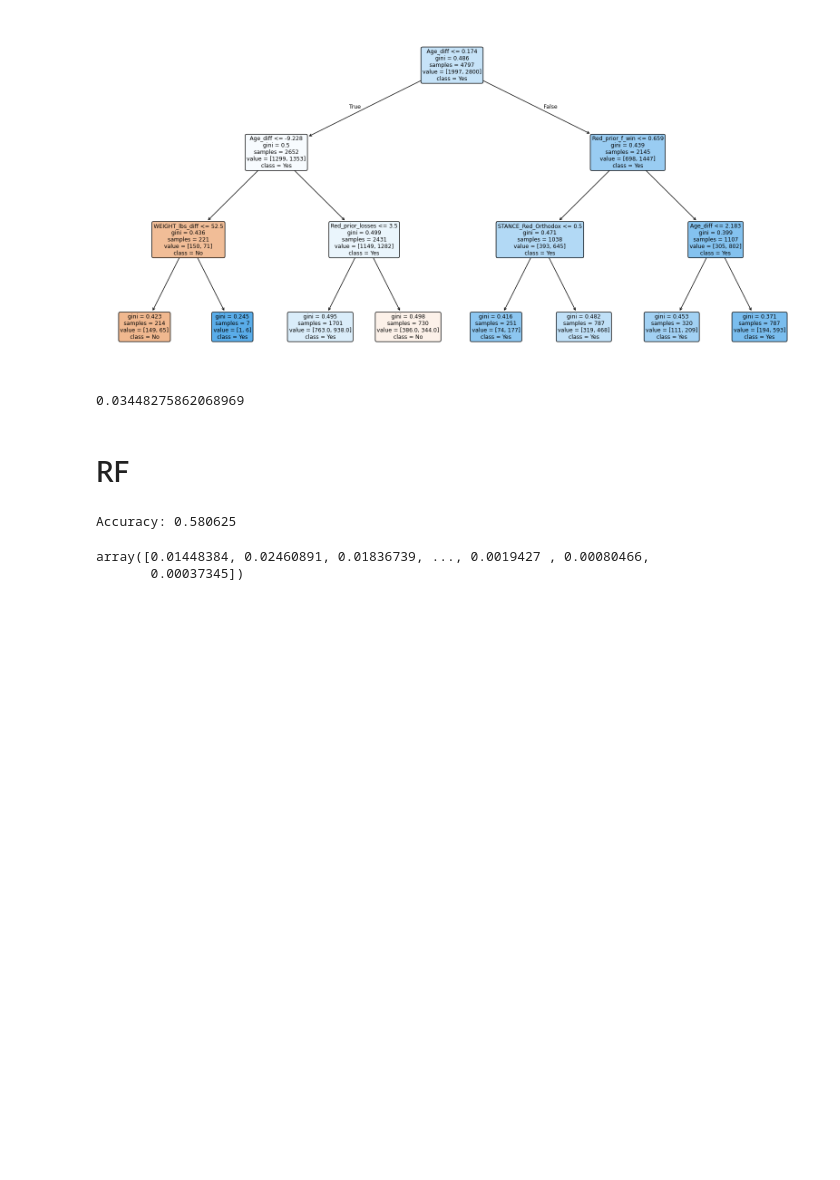
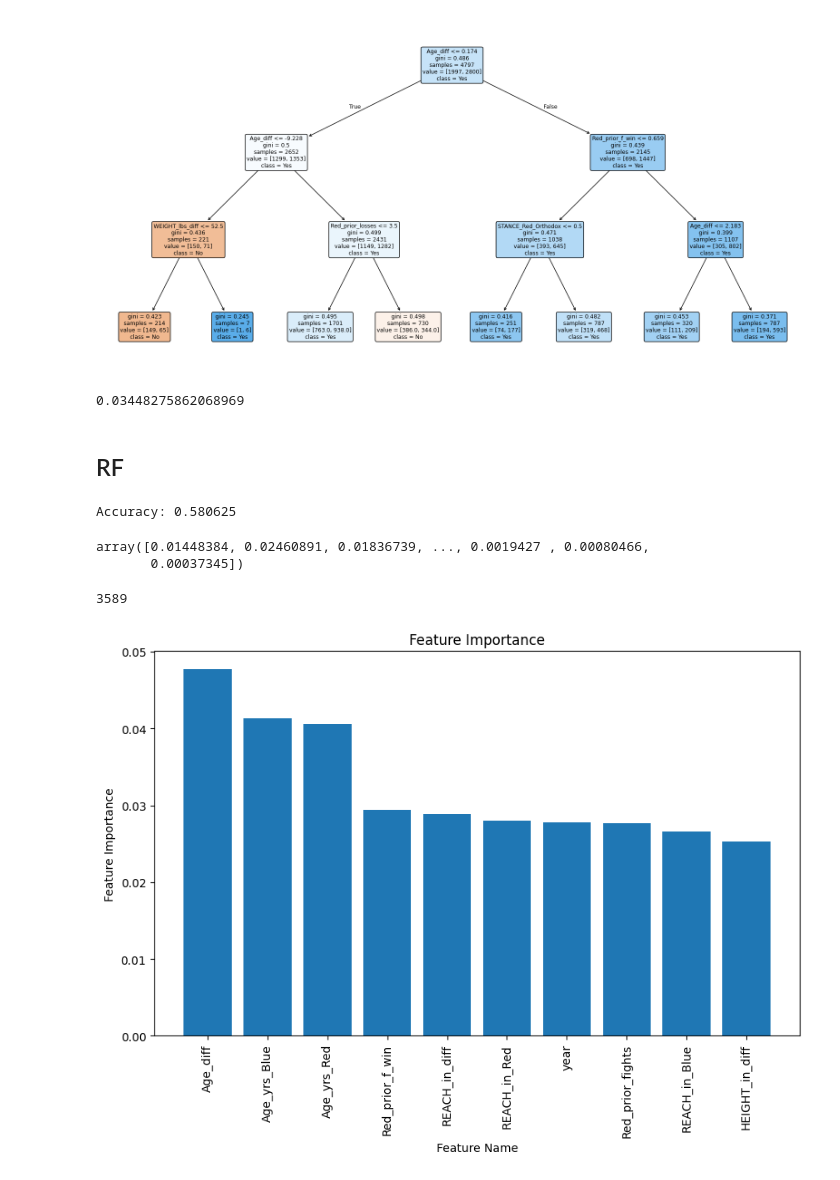
Before and after one commit to jawneller/ufc_analysis, a Jupyter notebook: EDA.ipynb, the cells around one changed output. Cells and saved outputs as stored; diff of their text form; code cells hidden in the pictures; blank space fills up the shorter version.

```diff
--- a/EDA.ipynb
+++ b/EDA.ipynb
@@ -292,7 +488,7 @@ plt.show()
 # %% [output]
 0.03448275862068969
 # %% [markdown]
-# RF
+## RF
 # %%
 from sklearn.ensemble import RandomForestClassifier
 from sklearn.datasets import load_iris
@@ -300,20 +496,48 @@ from sklearn.model_selection import train_test_split
 from sklearn.metrics import accuracy_score
 
 #  Create a Random Forest Classifier
-clf = RandomForestClassifier(n_estimators=100, random_state=42)
+rf = RandomForestClassifier(n_estimators=100, random_state=42)
 
 # Train the model
-clf.fit(X_train, y_train)
+rf.fit(X_train, y_train)
 
 # Make predictions
-y_pred = clf.predict(X_test)
+y_pred = rf.predict(X_test)
 
 # Evaluate the model
 accuracy = accuracy_score(y_test, y_pred)
 print("Accuracy:", accuracy)
 
-clf.feature_importances_
+rf.feature_importances_
 # %% [output]
 Accuracy: 0.580625
 array([0.01448384, 0.02460891, 0.01836739, ..., 0.0019427 , 0.00080466,
        0.00037345])
+# %%
+X.shape[1]
+# %% [output]
+3589
+# %%
+import numpy as np
+
+# Get feature importances
+importances = rf.feature_importances_
+
+# Sort feature importances in descending order
+indices = np.argsort(importances)[::-1]
+
+# Rearrange feature names so they match the sorted feature importances
+names = [X.columns[i] for i in indices]
+
+# Create plot
+plt.figure(figsize=(10, 6))
+plt.title("Feature Importance")
+# plt.bar(range(X.shape[1]), importances[indices])
+plt.bar(range(10), importances[indices][:10])
+# plt.xticks(range(X.shape[1]), names, rotation=90)
+plt.xticks(range(10), names[:10], rotation=90)
+plt.xlabel("Feature Name")
+plt.ylabel("Feature Importance")
+plt.show()
+# %% [output]
+[figure, added]
```
Also changed, not shown: parts of 21 cells of this notebook.
